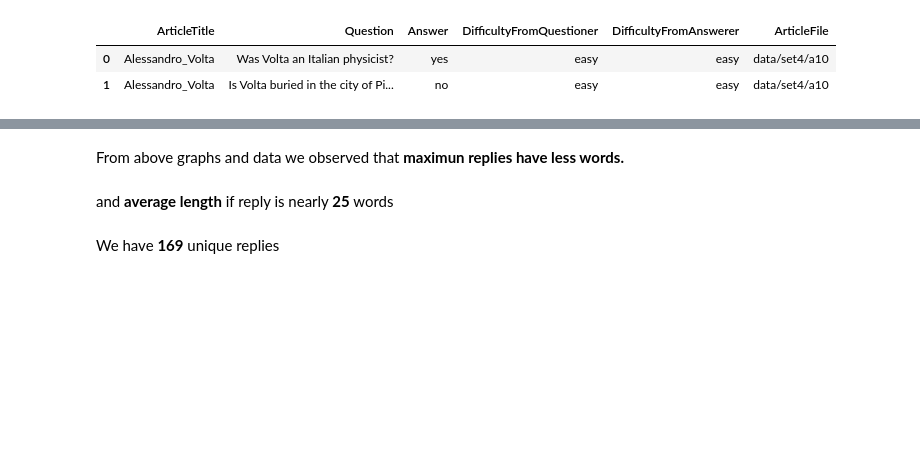
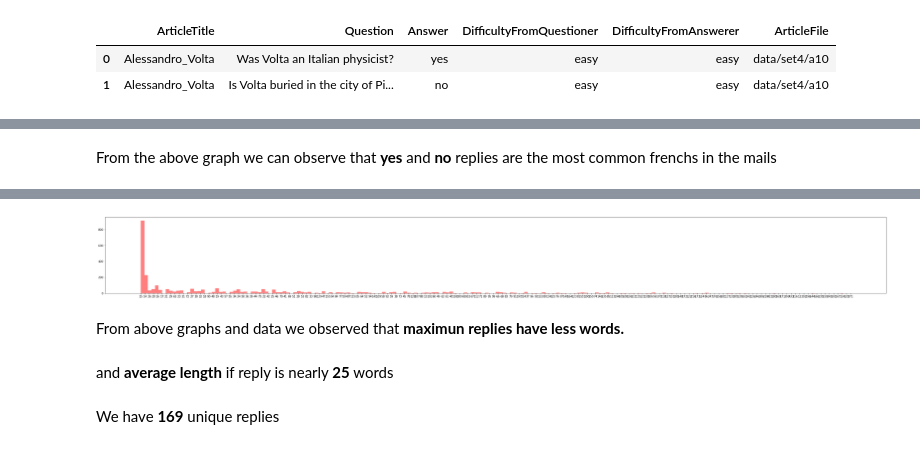
Before and after one commit to yatindma/Automated-Response-Suggestion-for-Email, a Jupyter notebook: Smart_Gmail_Reply.ipynb, the cells around one changed output, grey strips where cells are left out. Drawn from its saved outputs; the diff is of its cells as text; code cells hidden in the pictures; blank space fills up the shorter version.

```diff
--- a/Smart_Gmail_Reply.ipynb
+++ b/Smart_Gmail_Reply.ipynb
@@ -63,2 +181,0 @@ for answer in data['Answer'].values:
-# %%
-data['Answer'] = preprocessed_answers
@@ -180,2 +182,2 @@ Distribution of the words
-# %%
-data['Answer'] = 'start_ ' + data['Answer'] + ' _end'
+# %%
+data.columns = ['1','English','french','qw','ed','rf']
@@ -181,0 +221,12 @@ data['Answer'] = 'start_ ' + data['Answer'] + ' _end'
+# %%
+# Remove the full stops from the dataframe frenchs
+bad_chars = [';', ':', '!', "*",'.',')','(','?']
+preprocessed_frenchs = []
+
+for french in data['french'].values:
+  for i in bad_chars :
+    french = french.replace(i, '')
+  preprocessed_frenchs.append(french)
+
+data['french'] = preprocessed_frenchs
+data['french'] = 'start_ ' + data['french'] + ' _end'
@@ -181,0 +282,58 @@ data['Answer'] = 'start_ ' + data['Answer'] + ' _end'
+# %% [markdown]
+From the above graph we can observe that
+<b>yes</b> and <b>no</b> replies are the most common frenchs in the mails
+# %%
+import matplotlib
+matplotlib.rc('figure', figsize=[50,5])
+#Getting the length of each french
+data["french Length"]= data["french"].str.len()
+len_frenchs = data["french Length"].values
+
+#converting datatype to string
+len_str_arr = []
+for num in len_frenchs:
+  len_str_arr.append(str(num))
+
+no_reply_counter = 0
+for num in len_frenchs:
+  if num == 0:
+    no_reply_counter += 1
+
+temp_arr = []
+for indx in len_frenchs:
+  if indx == 0:
+    continue
+  else:
+    temp_arr.append(indx)
+
+print("number of email don' have any reply", end = ' : ')
+print(no_reply_counter)
+print('*' * 50)
+
+print('Max length', end = ' : ')
+print(max(list(len_frenchs)))
+print('*' * 50)
+
+print('Min Length', end = ' : ')
+print(min(list(temp_arr)))
+print('*' * 50)
+
+print("Average Length", end = ' : ')
+print((sum(list(len_frenchs)))/(len(list(len_frenchs))))
+print('*' * 50)
+
+print("No of unique replies", end = ' : ')
+print(len(list(set(len_frenchs))))
+print('*' * 50)
+
+
+print('-' * 50)
+print("Distribution of the words")
+print('-' * 50)
+
+plt.hist(len_str_arr, 200,
+         histtype='bar',
+         facecolor='r',
+         alpha=0.5)
+plt.show()
+# %% [output]
@@ -181,0 +353 @@ data['Answer'] = 'start_ ' + data['Answer'] + ' _end'
+[figure, added]
```
Also changed, not shown: parts of 107 cells of this notebook.
